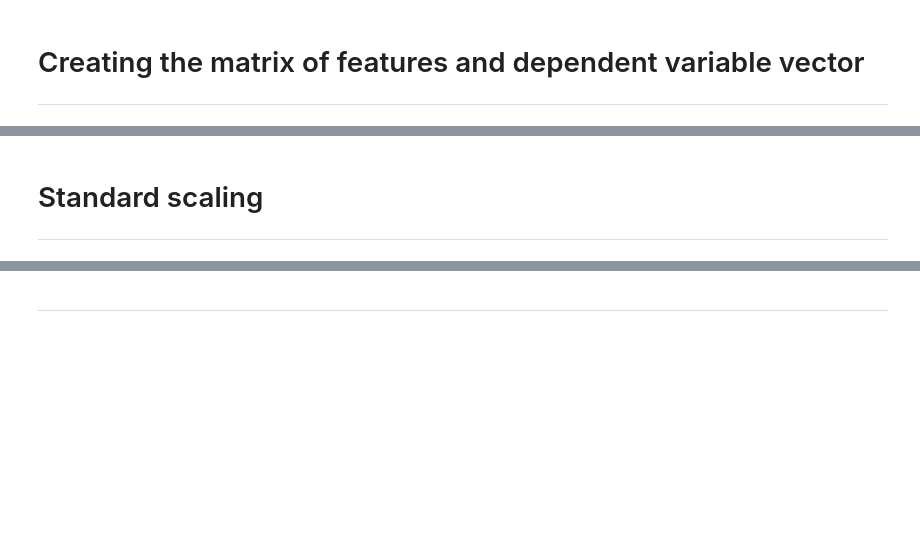
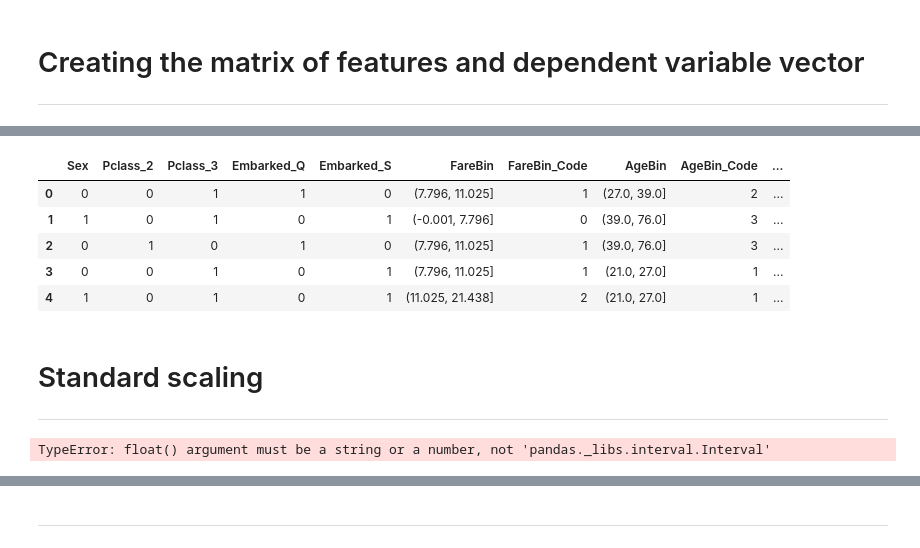
Before and after one commit to anastazijaverovic/Kaggle_Titanic_Predictions, a Jupyter notebook: titanic-predictions-notebook.ipynb, the cells around one changed output, grey strips where cells are left out. Saved outputs shown, nothing was run; the diff lists cells and outputs as text; code cells hidden in the pictures; blank space fills up the shorter version.

```diff
--- a/titanic-predictions-notebook.ipynb
+++ b/titanic-predictions-notebook.ipynb
@@ -311,12 +381,22 @@ x_test = test_set
+# %%
+test_set.head()
+# %% [output]
+|  | Sex | Pclass_2 | Pclass_3 | Embarked_Q | Embarked_S | FareBin | FareBin_Code | AgeBin | AgeBin_Code | ... |
+| 0 | 0 | 0 | 1 | 1 | 0 | (7.796, 11.025] | 1 | (27.0, 39.0] | 2 | ... |
+| 1 | 1 | 0 | 1 | 0 | 1 | (-0.001, 7.796] | 0 | (39.0, 76.0] | 3 | ... |
+| 2 | 0 | 1 | 0 | 1 | 0 | (7.796, 11.025] | 1 | (39.0, 76.0] | 3 | ... |
+| 3 | 0 | 0 | 1 | 0 | 1 | (7.796, 11.025] | 1 | (21.0, 27.0] | 1 | ... |
+| 4 | 1 | 0 | 1 | 0 | 1 | (11.025, 21.438] | 2 | (21.0, 27.0] | 1 | ... |
 # %% [markdown]
 # Standard scaling
 ****
 # %%
 from sklearn.preprocessing import StandardScaler
 scaler = StandardScaler()
-features_to_scale = ['Age','SibSp','Parch']
 
-x_train[features_to_scale] = scaler.fit_transform(x_train[features_to_scale])
-x_test[features_to_scale] = scaler.fit_transform(x_test[features_to_scale])
+x_train = scaler.fit_transform(x_train)
+x_test = scaler.fit_transform(x_test)
+# %% [output]
+TypeError: float() argument must be a string or a number, not 'pandas._libs.interval.Interval'
 # %%
 training_set.head()
```
Also changed, not shown: parts of 29 cells of this notebook.
